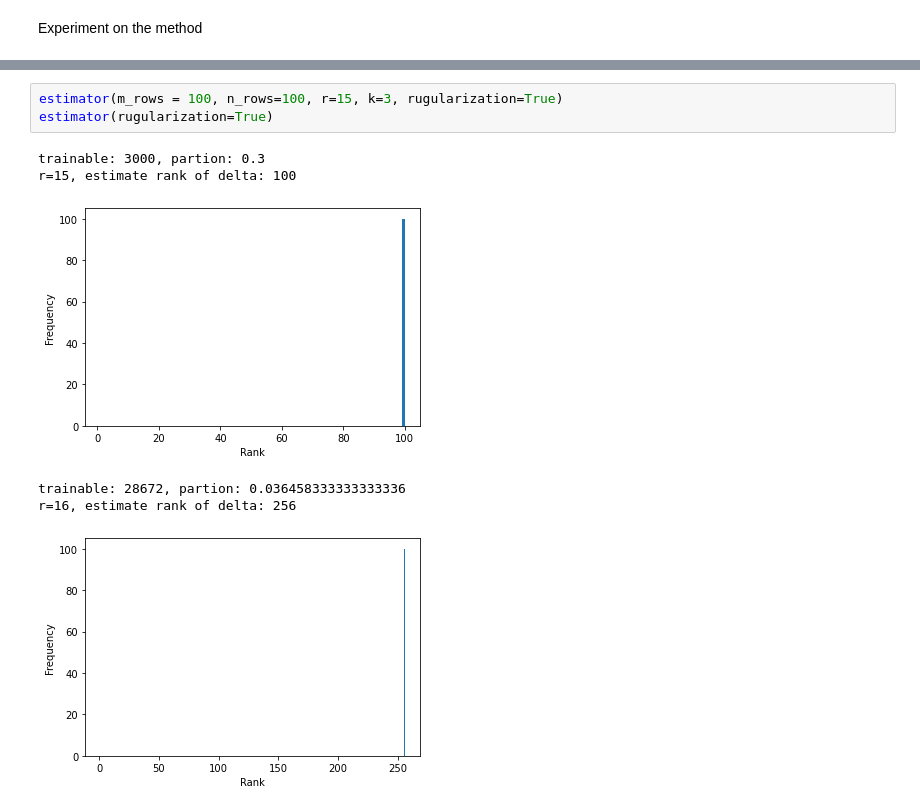
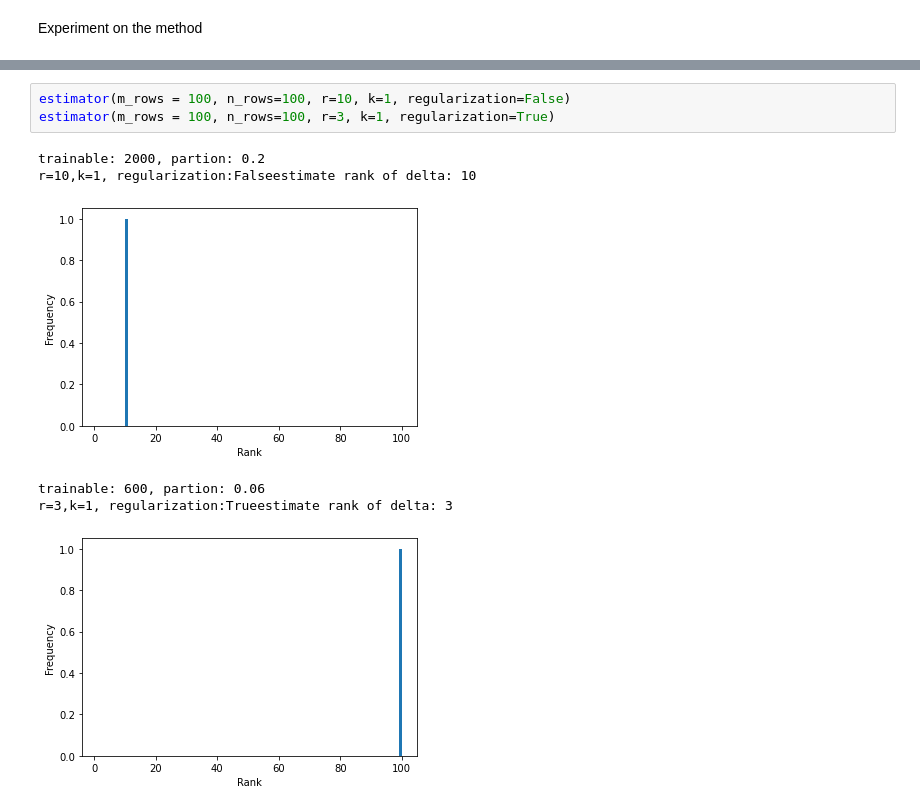
Before and after one commit to tic-top/MoreLoRA, a Jupyter notebook: test_mlora.ipynb, the cells around one changed output, grey strips where cells are left out. Cells and saved outputs as stored; diff of their text form.

```diff
--- a/test_mlora.ipynb
+++ b/test_mlora.ipynb
@@ -65,10 +107,10 @@ def estimator(m_rows = 768, n_rows=1024, r=16, k=4, rugularization=False):
 # %%
-estimator(m_rows = 100, n_rows=100, r=15, k=3, rugularization=True)
-estimator(rugularization=True)
+estimator(m_rows = 100, n_rows=100, r=10, k=1, regularization=False)
+estimator(m_rows = 100, n_rows=100, r=3, k=1, regularization=True)
 # %% [output]
-trainable: 3000, partion: 0.3
-r=15, estimate rank of delta: 100
+trainable: 2000, partion: 0.2
+r=10,k=1, regularization:Falseestimate rank of delta: 10
-[figure, old version]
+[figure, new version]
-trainable: 28672, partion: 0.036458333333333336
-r=16, estimate rank of delta: 256
+trainable: 600, partion: 0.06
+r=3,k=1, regularization:Trueestimate rank of delta: 3
-[figure, old version]
+[figure, new version]
```
Also changed, not shown: parts of 4 cells of this notebook, 3 other files.
